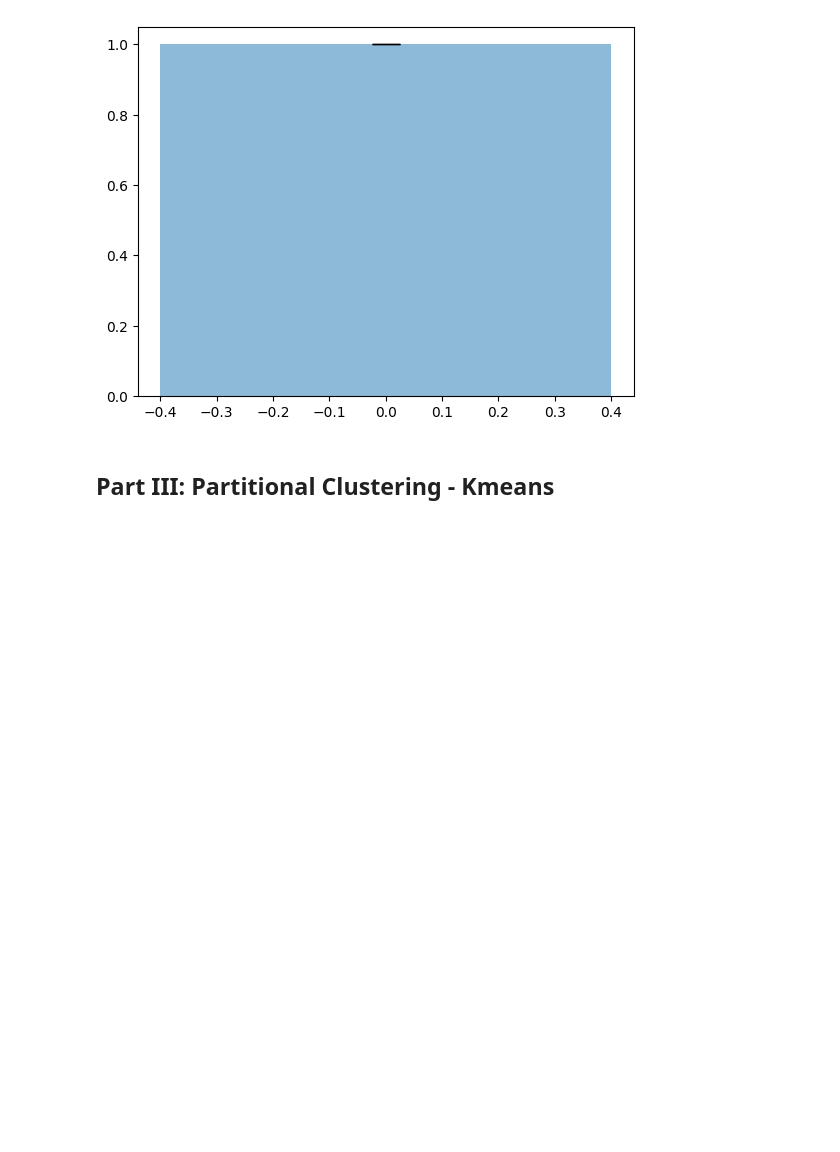
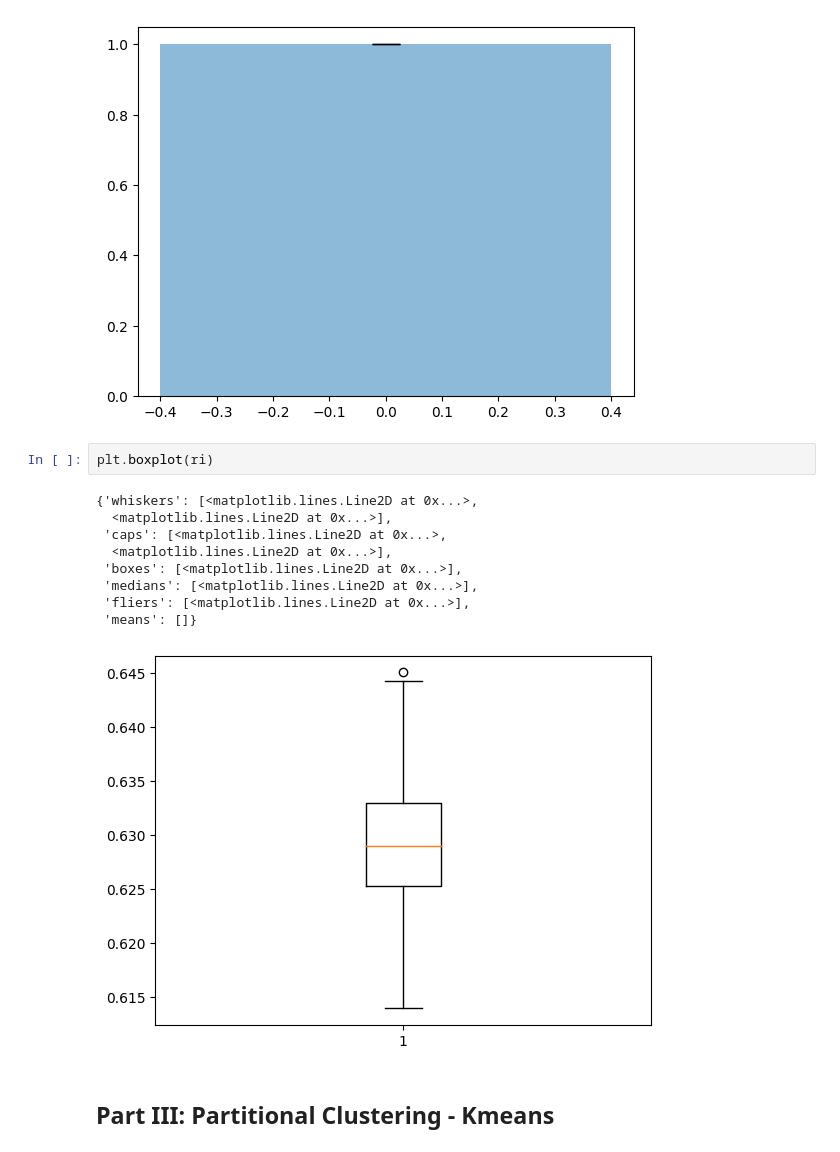
Before and after one commit to Natgru06/Machine_Learning_A4, a Jupyter notebook: TD4/PW4-Pundogar Nathan-Gabriel.ipynb, the cells around one changed output. Saved outputs shown, nothing was run; the diff lists cells and outputs as text; blank space fills up the shorter version.

```diff
--- a/TD4/PW4-Pundogar Nathan-Gabriel.ipynb
+++ b/TD4/PW4-Pundogar Nathan-Gabriel.ipynb
@@ -176,6 +188,18 @@ plt.bar(0, np.mean(ri), yerr = np.std(ri), alpha=0.5, ecolor='black', capsize=10
 plt.show()
 # %% [output]
 [figure]
+# %%
+plt.boxplot(ri)
+# %% [output]
+{'whiskers': [<matplotlib.lines.Line2D at 0x...>,
+  <matplotlib.lines.Line2D at 0x...>],
+ 'caps': [<matplotlib.lines.Line2D at 0x...>,
+  <matplotlib.lines.Line2D at 0x...>],
+ 'boxes': [<matplotlib.lines.Line2D at 0x...>],
+ 'medians': [<matplotlib.lines.Line2D at 0x...>],
+ 'fliers': [<matplotlib.lines.Line2D at 0x...>],
+ 'means': []}
+[figure, added]
 # %% [markdown]
 ## Part III: Partitional Clustering - Kmeans
 # %% [markdown]
```
Also changed, not shown: parts of 7 cells of this notebook, 1 other file.
